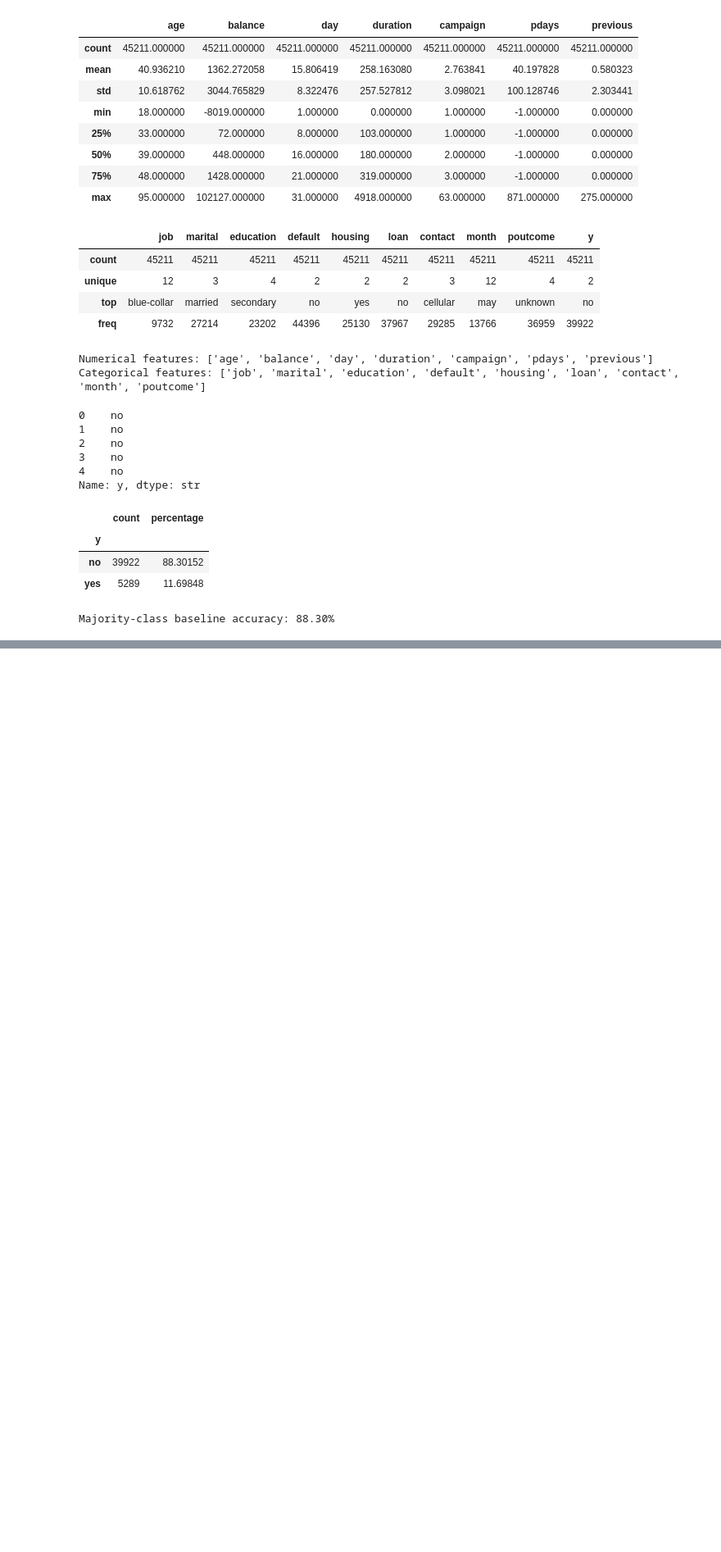
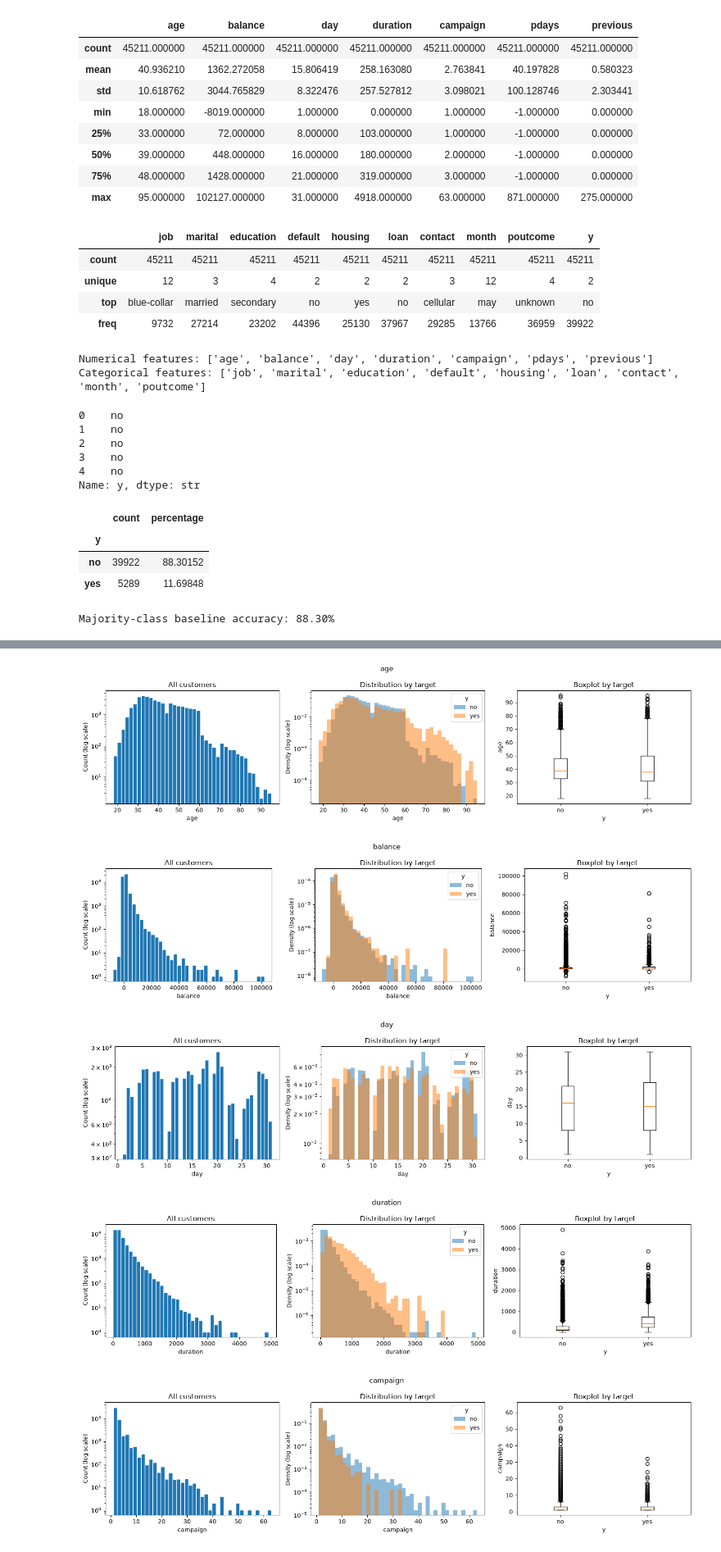
Before and after one commit to TilokJahan/BankMarketingMachineLearningProject, a Jupyter notebook: notebooks/01_eda.ipynb, the cells around one changed output, grey strips where cells are left out. Shown at 82% size. Saved outputs shown, nothing was run; the diff lists cells and outputs as text; code cells hidden in the pictures; blank space fills up the shorter version.

```diff
--- a/notebooks/01_eda.ipynb
+++ b/notebooks/01_eda.ipynb
@@ -102,0 +107,43 @@ Majority-class baseline accuracy: 88.30%
+# %%
+import numpy as np
+import matplotlib.pyplot as plt
+from IPython.display import display
+
+# plot numerical distributions and compare the target classes
+for col in num_cols:
+    fig, axes = plt.subplots(1, 3, figsize=(15, 4))
+    bins = np.histogram_bin_edges(df[col], bins=40)
+
+    axes[0].hist(df[col], bins=bins, edgecolor="white")
+    axes[0].set_yscale("log")
+    axes[0].set_title("All customers")
+    axes[0].set_xlabel(col)
+    axes[0].set_ylabel("Count (log scale)")
+
+    for label in ["no", "yes"]:
+        values = df.loc[target == label, col]
+        axes[1].hist(values, bins=bins, density=True, alpha=0.5, label=label)
+    axes[1].set_yscale("log")
+    axes[1].set_title("Distribution by target")
+    axes[1].set_xlabel(col)
+    axes[1].set_ylabel("Density (log scale)")
+    axes[1].legend(title="y")
+
+    groups = []
+    for label in ["no", "yes"]:
+        groups.append(df.loc[target == label, col])
+    axes[2].boxplot(groups)
+    axes[2].set_xticks([1, 2], ["no", "yes"])
+    axes[2].set_title("Boxplot by target")
+    axes[2].set_xlabel("y")
+    axes[2].set_ylabel(col)
+
+    fig.suptitle(col)
+    plt.tight_layout()
+    plt.show()
+# %% [output]
+[figure, added]
+[figure, added]
+[figure, added]
+[figure, added]
+[figure, added]
```
Also changed, not shown: parts of 18 cells of this notebook.
